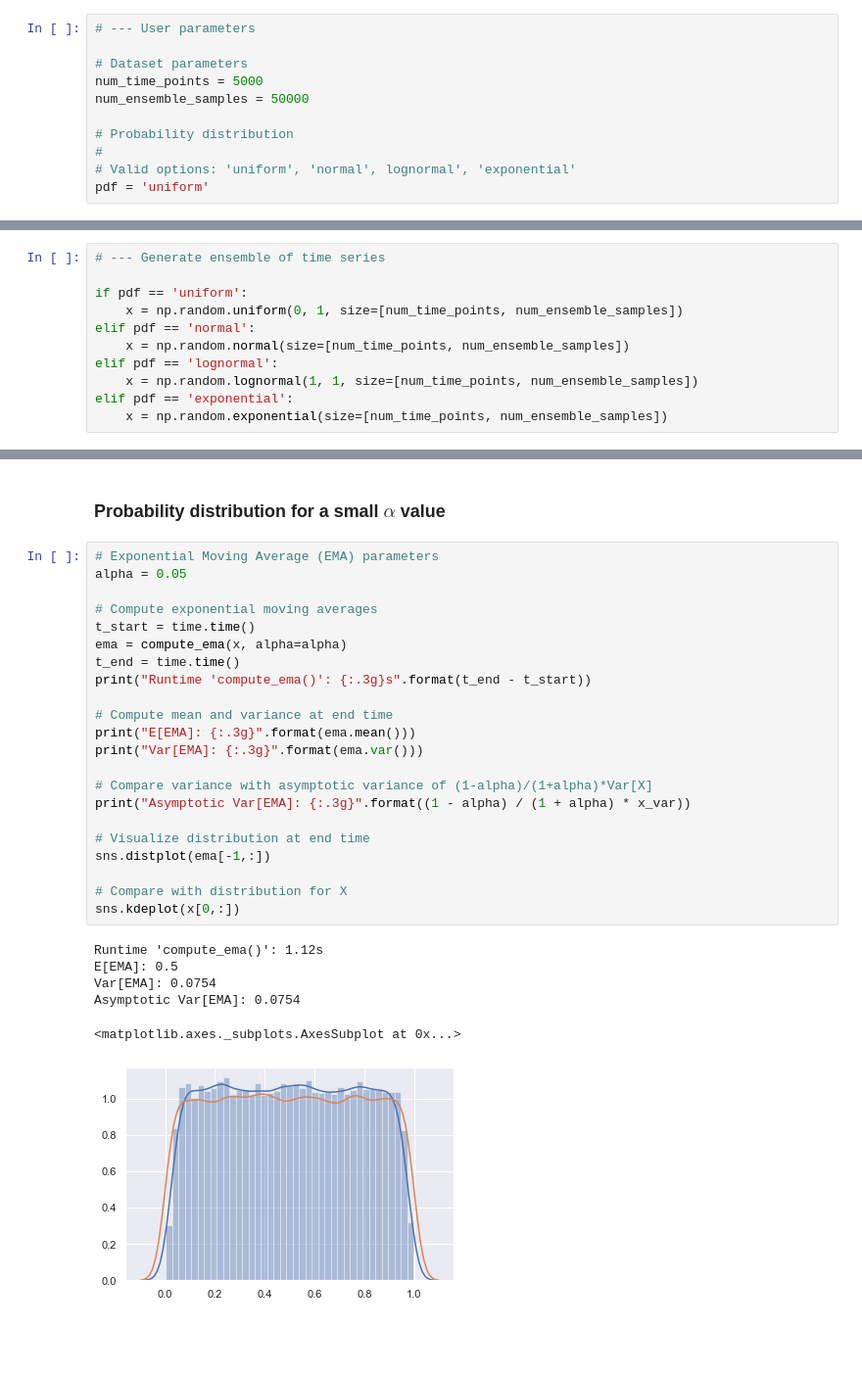
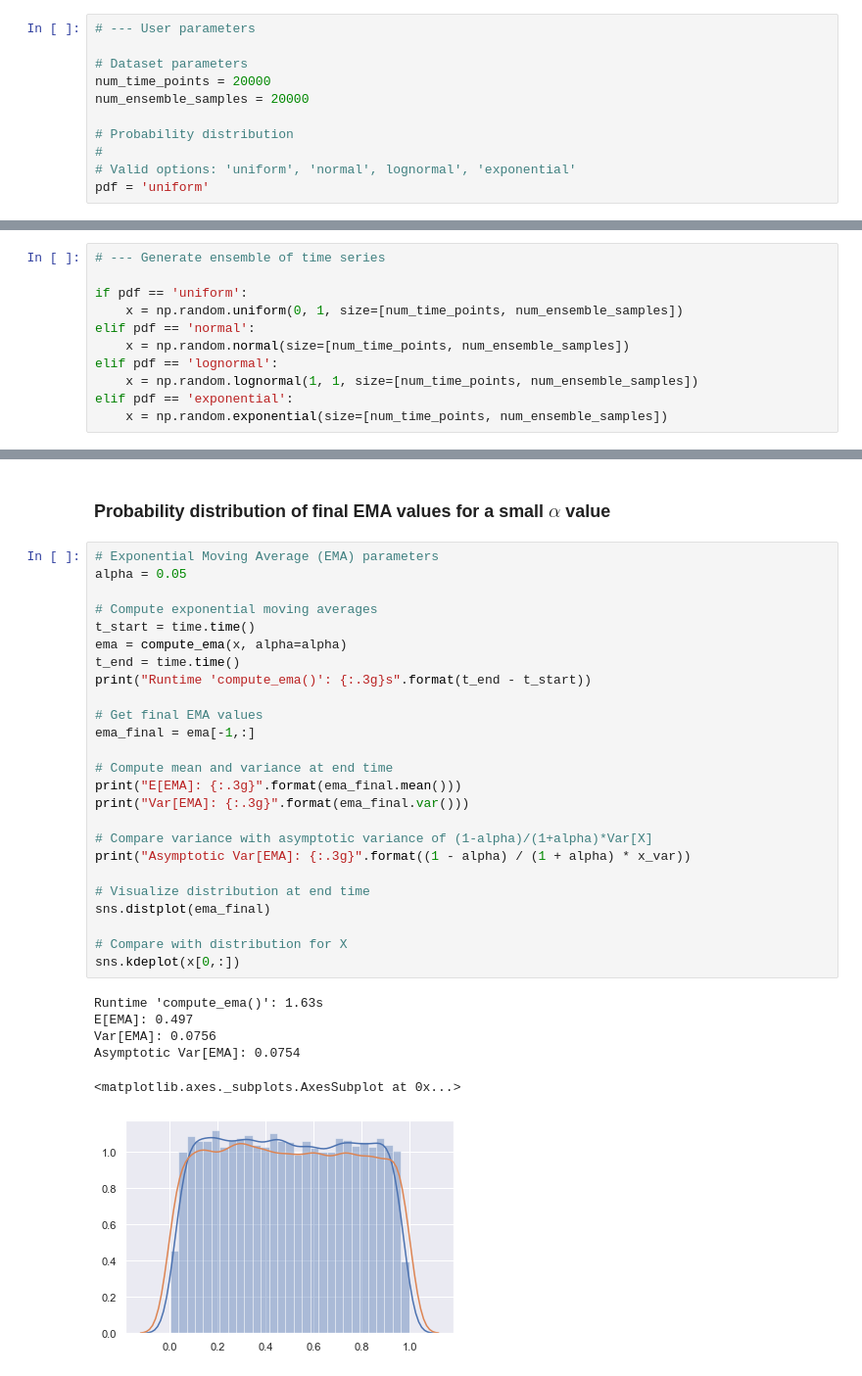
Before and after one commit to ktchu/RESEARCH-Math-Exploration, a Jupyter notebook: lab-notebook/2020-07-01-KTC-probability_distribution_of_exponential_moving_average.ipynb, the cells around one changed output, grey strips where cells are left out. Shown at 98% size. Saved outputs shown, nothing was run; the diff lists cells and outputs as text; blank space fills up the shorter version.

```diff
--- a/lab-notebook/2020-07-01-KTC-probability_distribution_of_exponential_moving_average.ipynb
+++ b/lab-notebook/2020-07-01-KTC-probability_distribution_of_exponential_moving_average.ipynb
@@ -41,8 +45,8 @@ Let $X = \{X_0, X_1, X_2, \ldots \}$ be a times series where $X_i$ is a random v
 # --- User parameters
 
 # Dataset parameters
-num_time_points = 5000
-num_ensemble_samples = 50000
+num_time_points = 20000
+num_ensemble_samples = 20000
 
 # Probability distribution
 #
@@ -157,31 +161,34 @@ Var[X]: 0.0833
 # %% [markdown]
-### Probability distribution for a small $\alpha$ value
+### Probability distribution of final EMA values for a small $\alpha$ value
 # %%
 # Exponential Moving Average (EMA) parameters
 alpha = 0.05
 
 # Compute exponential moving averages
 t_start = time.time()
 ema = compute_ema(x, alpha=alpha)
 t_end = time.time()
 print("Runtime 'compute_ema()': {:.3g}s".format(t_end - t_start))
 
+# Get final EMA values
+ema_final = ema[-1,:]
+
 # Compute mean and variance at end time
-print("E[EMA]: {:.3g}".format(ema.mean()))
-print("Var[EMA]: {:.3g}".format(ema.var()))
+print("E[EMA]: {:.3g}".format(ema_final.mean()))
+print("Var[EMA]: {:.3g}".format(ema_final.var()))
 
 # Compare variance with asymptotic variance of (1-alpha)/(1+alpha)*Var[X]
 print("Asymptotic Var[EMA]: {:.3g}".format((1 - alpha) / (1 + alpha) * x_var))
 
 # Visualize distribution at end time
-sns.distplot(ema[-1,:])
+sns.distplot(ema_final)
 
 # Compare with distribution for X
 sns.kdeplot(x[0,:])
 # %% [output]
-Runtime 'compute_ema()': 1.12s
-E[EMA]: 0.5
-Var[EMA]: 0.0754
+Runtime 'compute_ema()': 1.63s
+E[EMA]: 0.497
+Var[EMA]: 0.0756
 Asymptotic Var[EMA]: 0.0754
 <matplotlib.axes._subplots.AxesSubplot at 0x...>
-[figure, old version]
+[figure, new version]
```
Also changed, not shown: parts of 13 cells of this notebook, 2 other files.
